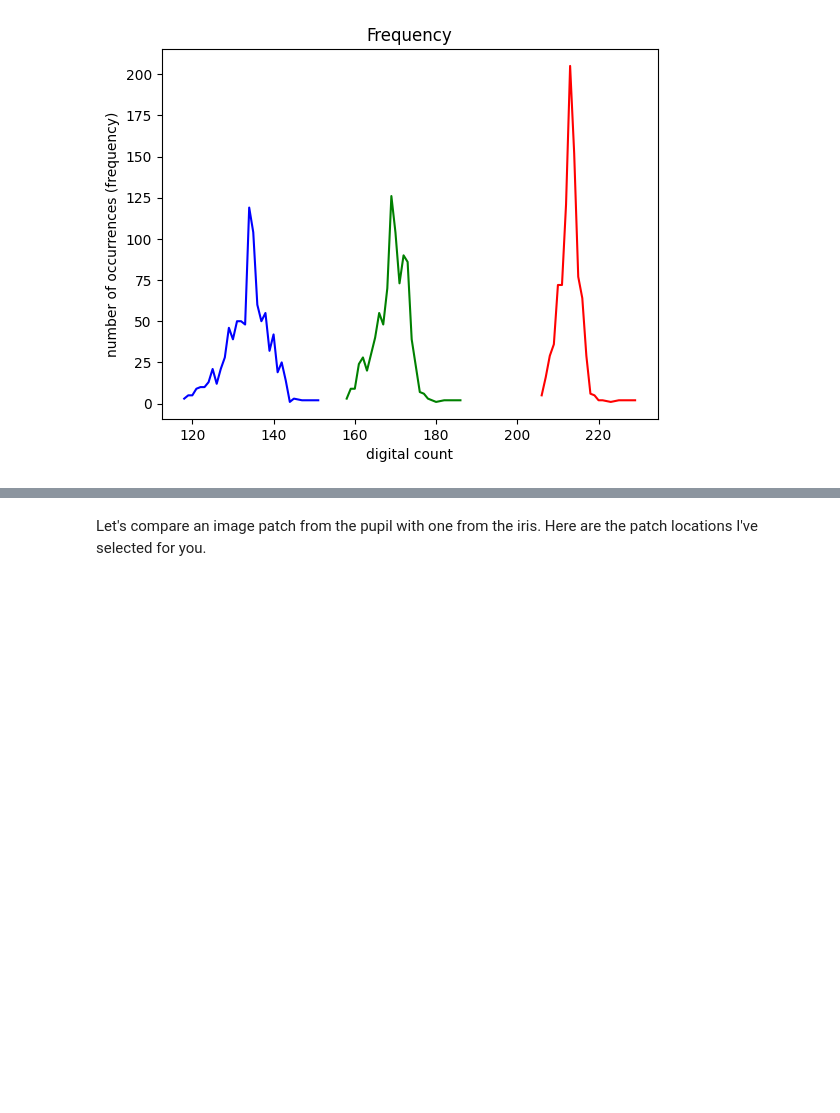
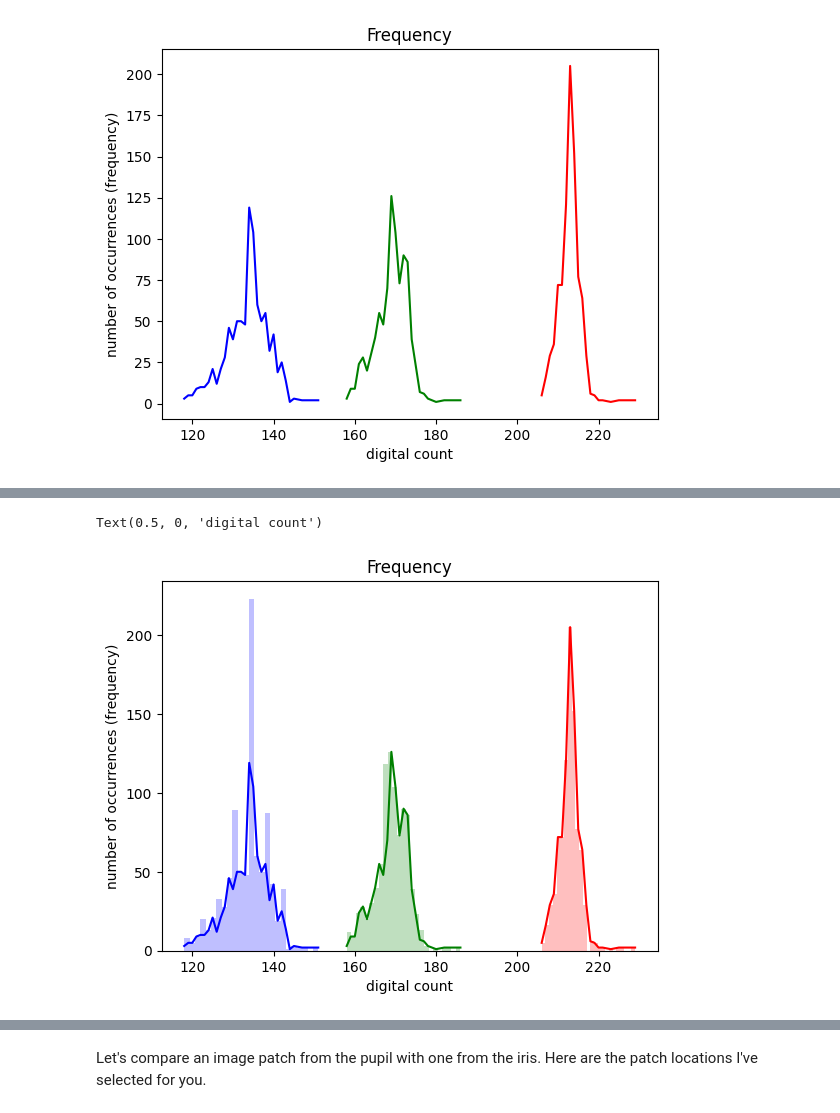
Before and after one commit to gabrielDiaz-performlab/IMGS-211-Instructional-Notebooks, a Jupyter notebook: 4. Visualizing distributions with Matplotlib.ipynb, the cells around one changed output, grey strips where cells are left out. Drawn from its saved outputs; the diff is of its cells as text; code cells hidden in the pictures; blank space fills up the shorter version.

```diff
--- a/4. Visualizing distributions with Matplotlib.ipynb
+++ b/4. Visualizing distributions with Matplotlib.ipynb
@@ -247,3 +256,23 @@ Text(0.5, 0, 'digital count')
+# %%
+nbins = 25;
+
+plt.plot(b_values, b_counts,'b')
+plt.plot(g_values, g_counts,'g')
+plt.plot(r_values, r_counts,'r')
+
+plt.hist(s_blue.flatten(), color='b',alpha=0.25,bins=nbins);
+plt.hist(s_green.flatten(), color='g',alpha=0.25,bins=nbins);
+plt.hist(s_red.flatten(), color='r',alpha=0.25,bins=nbins);
+
+# Adding the title
+plt.title("Frequency")
+
+# Adding the labels
+plt.ylabel("number of occurrences (frequency)")
+plt.xlabel("digital count")
+# %% [output]
+Text(0.5, 0, 'digital count')
+[figure, added]
 # %% [markdown]
 # What if we need to compare the color of two images?
 
```
Also changed, not shown: parts of 10 cells of this notebook.
